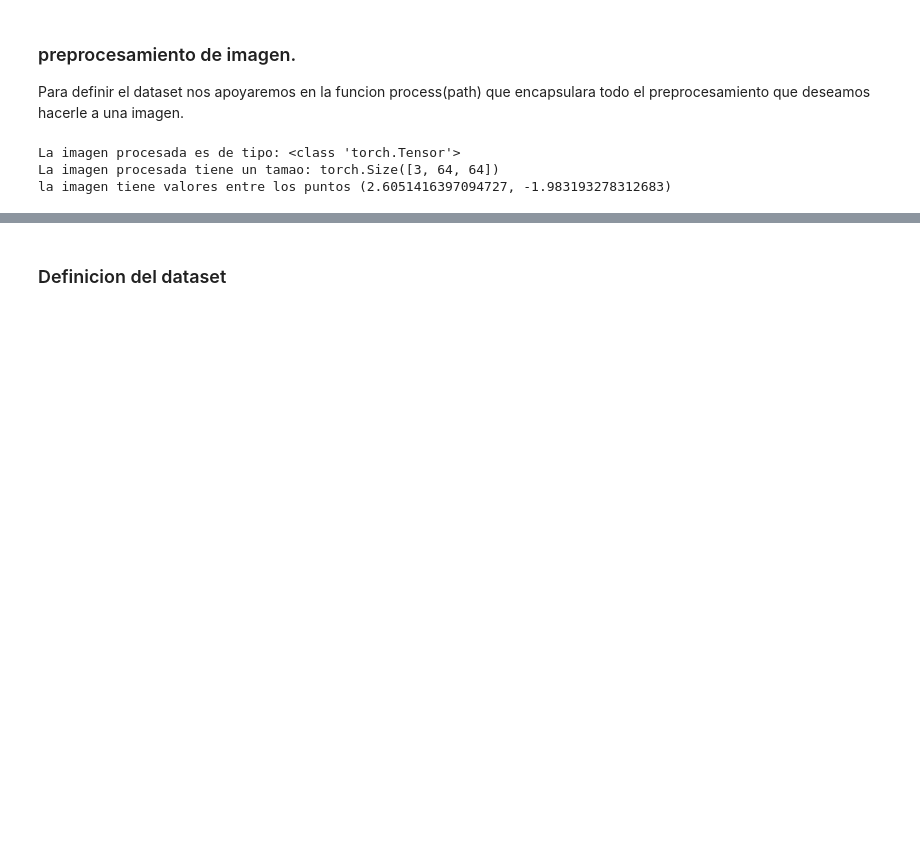
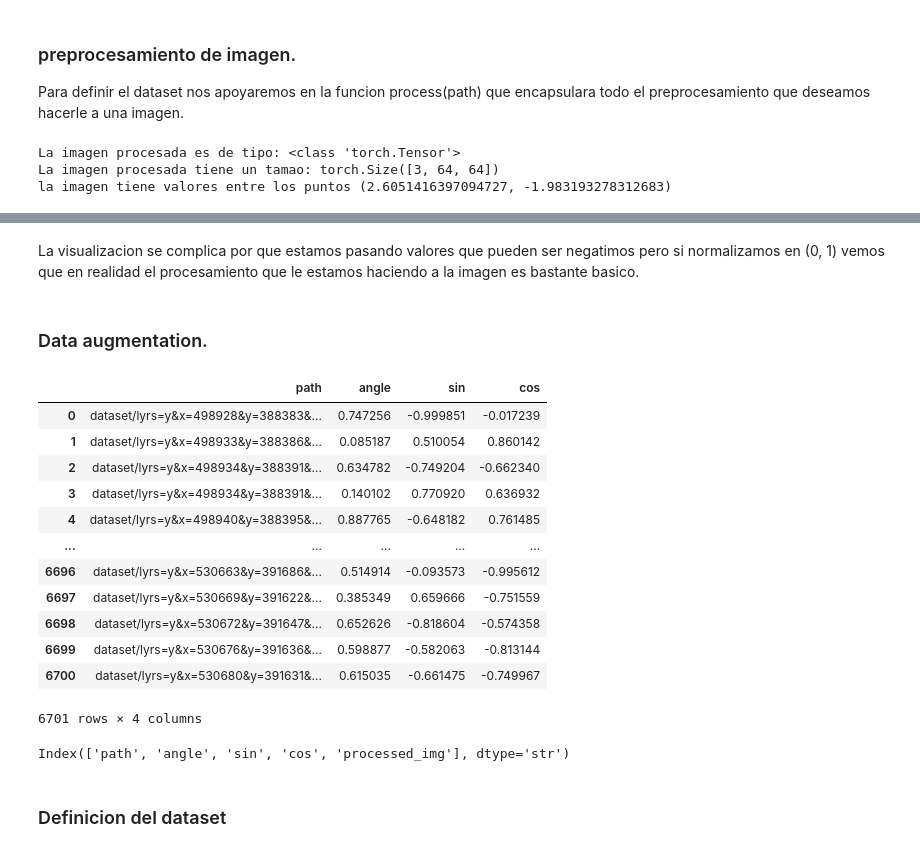
Before and after one commit to iocolopus/AA_2-p1, a Jupyter notebook: carga_de_datos.ipynb, the cells around one changed output, grey strips where cells are left out. Drawn from its saved outputs; the diff is of its cells as text; code cells hidden in the pictures; blank space fills up the shorter version.

```diff
--- a/carga_de_datos.ipynb
+++ b/carga_de_datos.ipynb
@@ -110,0 +153,20 @@ plt.axis("off")
+# %% [markdown]
+La visualizacion se complica por que estamos pasando valores que pueden ser negatimos pero si normalizamos en (0, 1) vemos que en realidad el procesamiento que le estamos haciendo a la imagen es bastante basico.
+# %% [markdown]
+### Data augmentation.
+# %%
+df
+# %% [output]
+|  | path | angle | sin | cos |
+| 0 | dataset/lyrs=y&x=498928&y=388383&... | 0.747256 | -0.999851 | -0.017239 |
+| 1 | dataset/lyrs=y&x=498933&y=388386&... | 0.085187 | 0.510054 | 0.860142 |
+| 2 | dataset/lyrs=y&x=498934&y=388391&... | 0.634782 | -0.749204 | -0.662340 |
+| 3 | dataset/lyrs=y&x=498934&y=388391&... | 0.140102 | 0.770920 | 0.636932 |
+| 4 | dataset/lyrs=y&x=498940&y=388395&... | 0.887765 | -0.648182 | 0.761485 |
+| ... | ... | ... | ... | ... |
+| 6696 | dataset/lyrs=y&x=530663&y=391686&... | 0.514914 | -0.093573 | -0.995612 |
+| 6697 | dataset/lyrs=y&x=530669&y=391622&... | 0.385349 | 0.659666 | -0.751559 |
+| 6698 | dataset/lyrs=y&x=530672&y=391647&... | 0.652626 | -0.818604 | -0.574358 |
+| 6699 | dataset/lyrs=y&x=530676&y=391636&... | 0.598877 | -0.582063 | -0.813144 |
+| 6700 | dataset/lyrs=y&x=530680&y=391631&... | 0.615035 | -0.661475 | -0.749967 |
+6701 rows × 4 columns
@@ -110,0 +176,4 @@ plt.axis("off")
+# %%
+train_df.columns
+# %% [output]
+Index(['path', 'angle', 'sin', 'cos', 'processed_img'], dtype='str')
```
Also changed, not shown: parts of 35 cells of this notebook.
